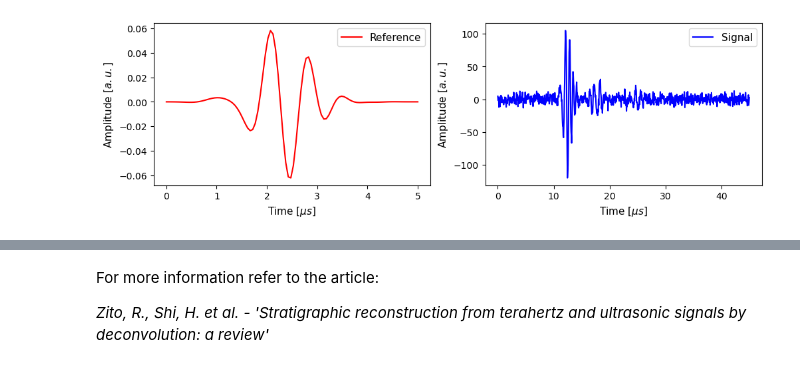
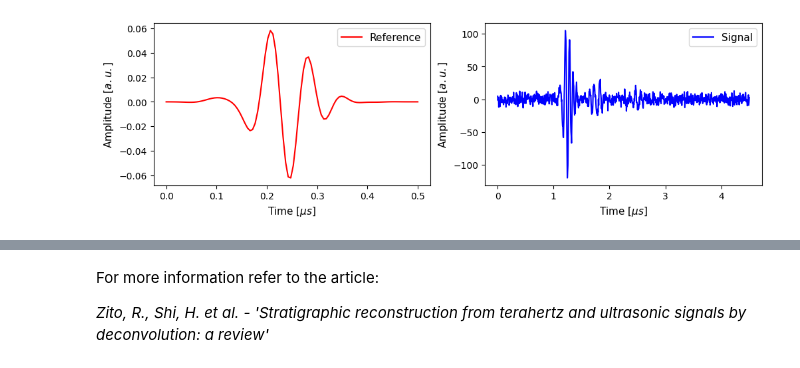
Before and after one commit to lian131622/DeconvolutionReview, a Jupyter notebook: DeconvolutionResultsUS.ipynb, the cells around one changed output, grey strips where cells are left out. Drawn from its saved outputs; the diff is of its cells as text; code cells hidden in the pictures.

```diff
--- a/DeconvolutionResultsUS.ipynb
+++ b/DeconvolutionResultsUS.ipynb
@@ -16,26 +14,33 @@ To evaluate the performance of the proposed algortithms, here we present a bench
 # %%
+# Import libraries
+import numpy as np
+import matplotlib.pyplot as plt
+import Deconvolution
+from scipy.linalg import toeplitz
+from scipy.io import loadmat
+
 # Import reference
-Reference = loadmat('./Data/UT.mat')['ref'].squeeze()
-Signal = loadmat('./Data/AScanUT.mat')['prova'].squeeze()
+Reference = loadmat('Data/UT.mat')['ref'].squeeze()
+Signal = loadmat('Data/AScanUT.mat')['prova'].squeeze()
 
 # Create time vectors
-dt = 5e-8
+dt = 5e-9
 tR = np.linspace(0,len(Reference)*dt,len(Reference))*1e6
 tS = np.linspace(0,len(Signal)*dt,len(Signal))*1e6
 
 # Plot reference, impulse response and noisy signal
 plt.figure(figsize=(10,3),constrained_layout=True)
 plt.subplot(121)
 plt.plot(tR,Reference,label='Reference',color='red')
 plt.xlabel(r'Time $[\mu s]$',fontsize=11)
 plt.ylabel(r'Amplitude $[a.u.]$',fontsize=11)
 plt.legend(fontsize=11)
 plt.subplot(122)
 plt.plot(tS,Signal,label='Signal',color='blue')
 plt.xlabel(r'Time $[\mu s]$',fontsize=11)
 plt.ylabel(r'Amplitude $[a.u.]$',fontsize=11)
 plt.legend(fontsize=11)
 plt.show()
 # %% [output]
-[figure, old version]
+[figure, new version]
 # %% [markdown]
```
Also changed, not shown: parts of 11 cells of this notebook, 4 other files.
